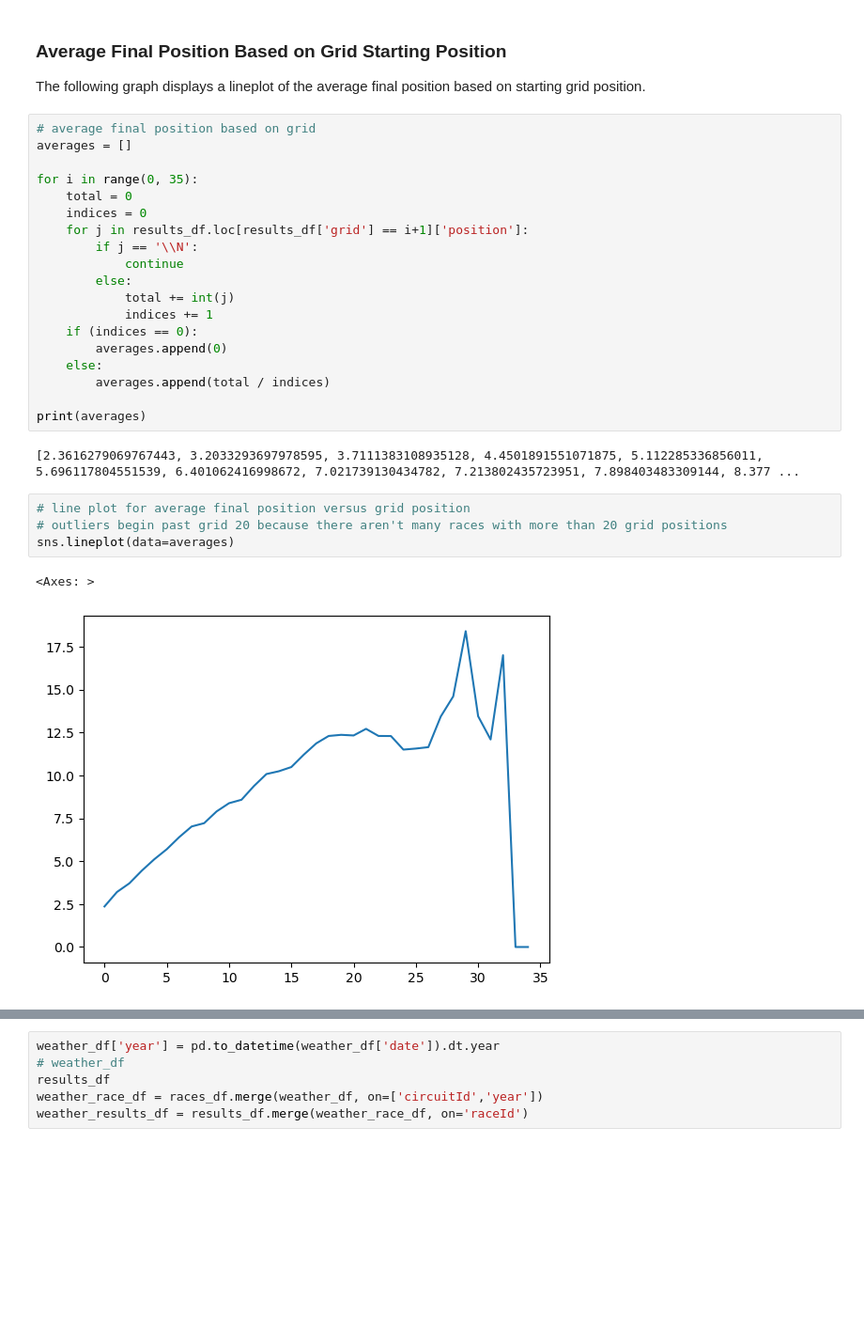
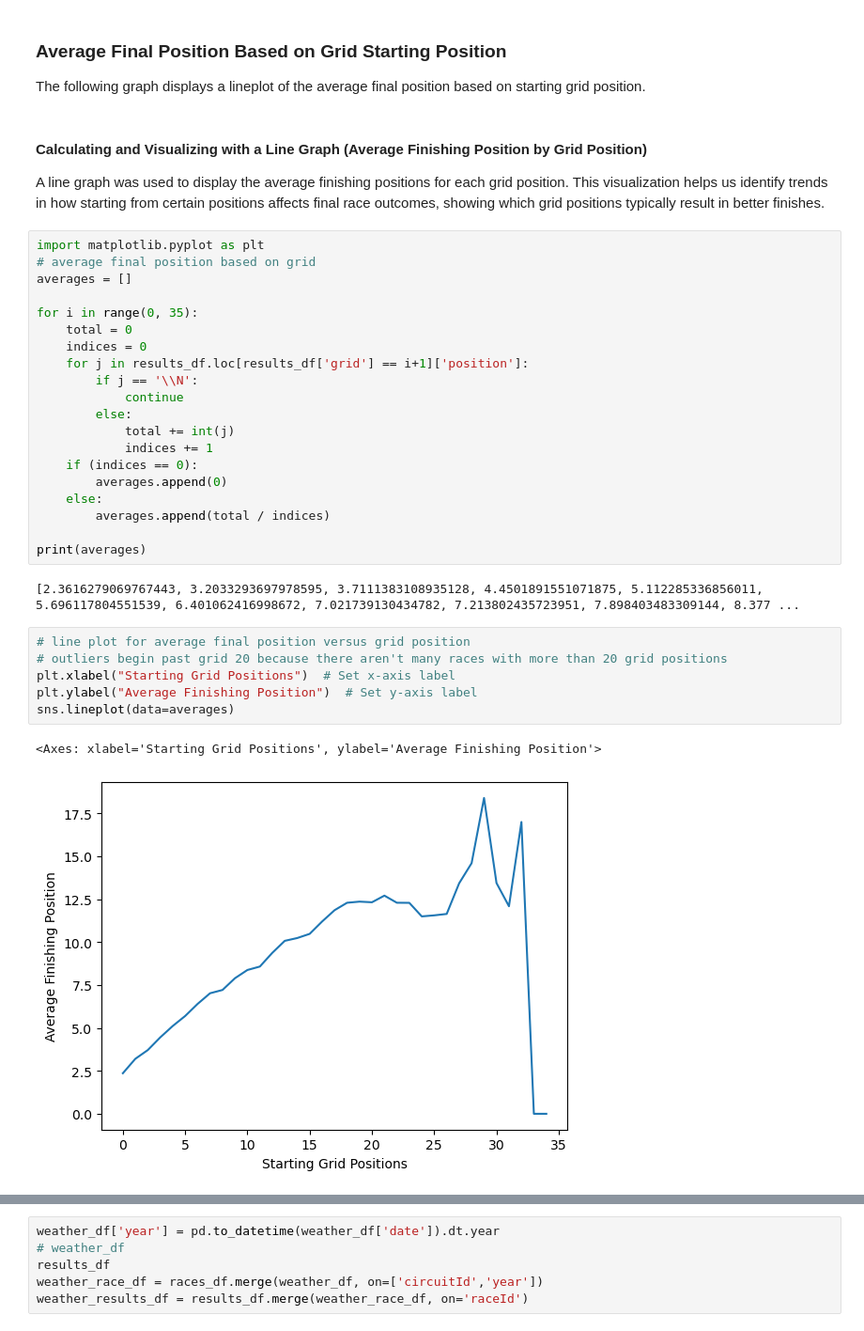
Before and after one commit to KaustubhPaliwal/F1GridAnalysis, a Jupyter notebook: EDACheckpoint_Group149-FA24.ipynb, the cells around one changed output, grey strips where cells are left out. Shown at 94% size. Cells and saved outputs as stored; diff of their text form; blank space fills up the shorter version.

```diff
--- a/EDACheckpoint_Group149-FA24.ipynb
+++ b/EDACheckpoint_Group149-FA24.ipynb
@@ -271,7 +263,13 @@ sns.countplot(data=first, x='grid', order=grid_order)
 ### Average Final Position Based on Grid Starting Position
 
 The following graph displays a lineplot of the average final position based on starting grid position.
+# %% [markdown]
+#### Calculating and Visualizing with a Line Graph (Average Finishing Position by Grid Position)
+
+
+A line graph was used to display the average finishing positions for each grid position. This visualization helps us identify trends in how starting from certain positions affects final race outcomes, showing which grid positions typically result in better finishes.
 # %%
+import matplotlib.pyplot as plt
 # average final position based on grid
 averages = []
 
@@ -295,7 +293,9 @@ print(averages)
 # %%
 # line plot for average final position versus grid position
 # outliers begin past grid 20 because there aren't many races with more than 20 grid positions
+plt.xlabel("Starting Grid Positions")  # Set x-axis label
+plt.ylabel("Average Finishing Position")  # Set y-axis label
 sns.lineplot(data=averages)
 # %% [output]
-<Axes: >
+<Axes: xlabel='Starting Grid Positions', ylabel='Average Finishing Position'>
-[figure, old version]
+[figure, new version]
```
Also changed, not shown: parts of 44 cells of this notebook.
